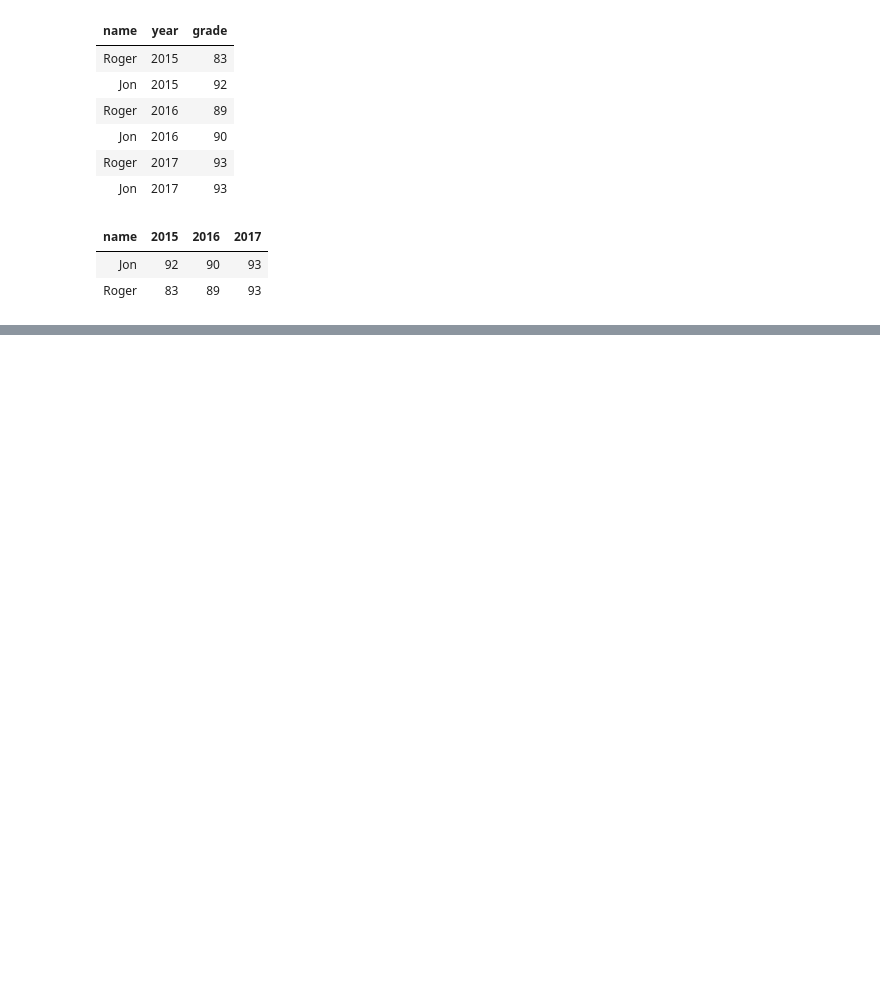
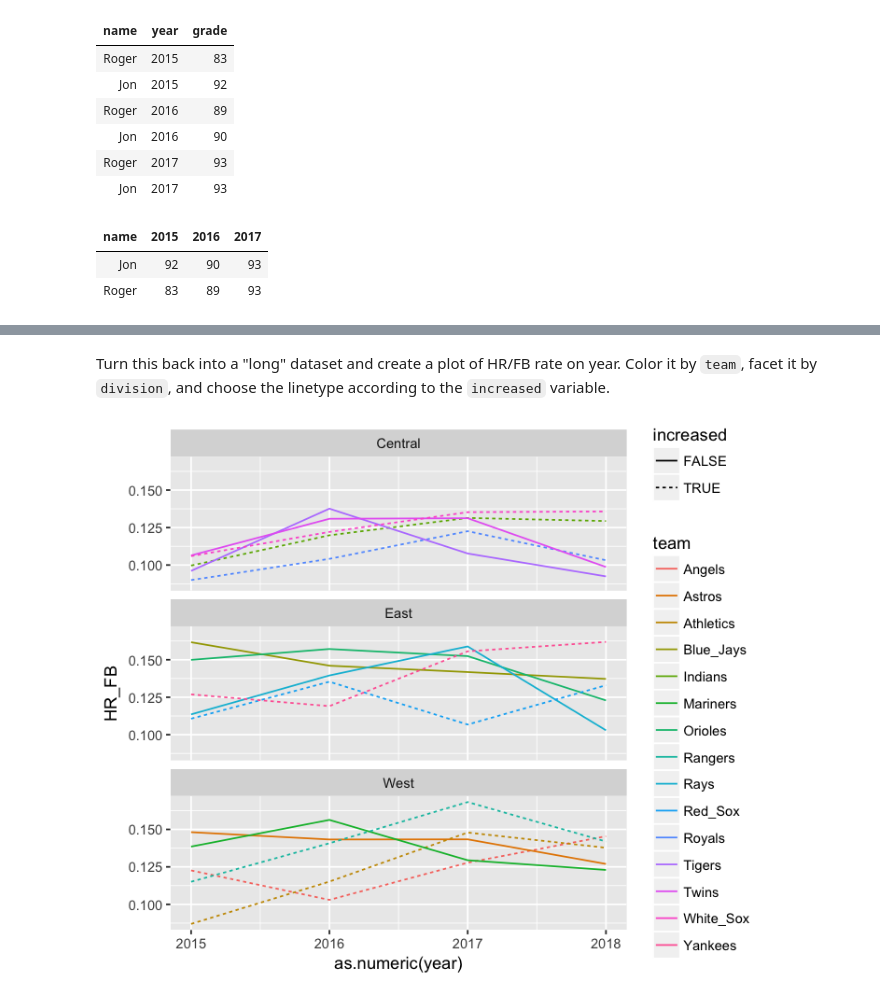
Before and after one commit to rogerfan/stats306_f18_labs, a Jupyter notebook: stats306_lab5_sol.ipynb, the cells around one changed output, grey strips where cells are left out. Saved outputs shown, nothing was run; the diff lists cells and outputs as text; code cells hidden in the pictures; blank space fills up the shorter version.

```diff
--- a/stats306_lab5_sol.ipynb
+++ b/stats306_lab5_sol.ipynb
@@ -195,0 +207,3 @@ grades_long %>% spread(key=year, value=grade)
+# %%
+mlb = read_csv('https://raw.githubusercontent.com/rogerfan/stats306_f18_labs/master/mlb.csv')
+head(mlb)
@@ -195,0 +252,5 @@ grades_long %>% spread(key=year, value=grade)
+# %%
+dat2 = mlb %>% group_by(division, team, year) %>% summarize(HR_FB=sum(HR)/sum(FB)) %>%
+    spread(key=year, value=HR_FB) %>% mutate(increased = `2018` > `2015`)
+
+head(dat2)
@@ -195,0 +265,10 @@ grades_long %>% spread(key=year, value=grade)
+# %% [markdown]
+Turn this back into a "long" dataset and create a plot of HR/FB rate on year. Color it by `team`, facet it by `division`, and choose the linetype according to the `increased` variable.
+# %%
+dat2b = dat2 %>% gather(key=year, value=HR_FB, `2015`:`2018`)
+
+ggplot(dat2b, aes(color=team, linetype=increased, x=as.numeric(year), y=HR_FB)) +
+    geom_line() +
+    facet_wrap(~ division, nrow=3)
+# %% [output]
+[figure, added]
```
Also changed, not shown: parts of 15 cells of this notebook.
